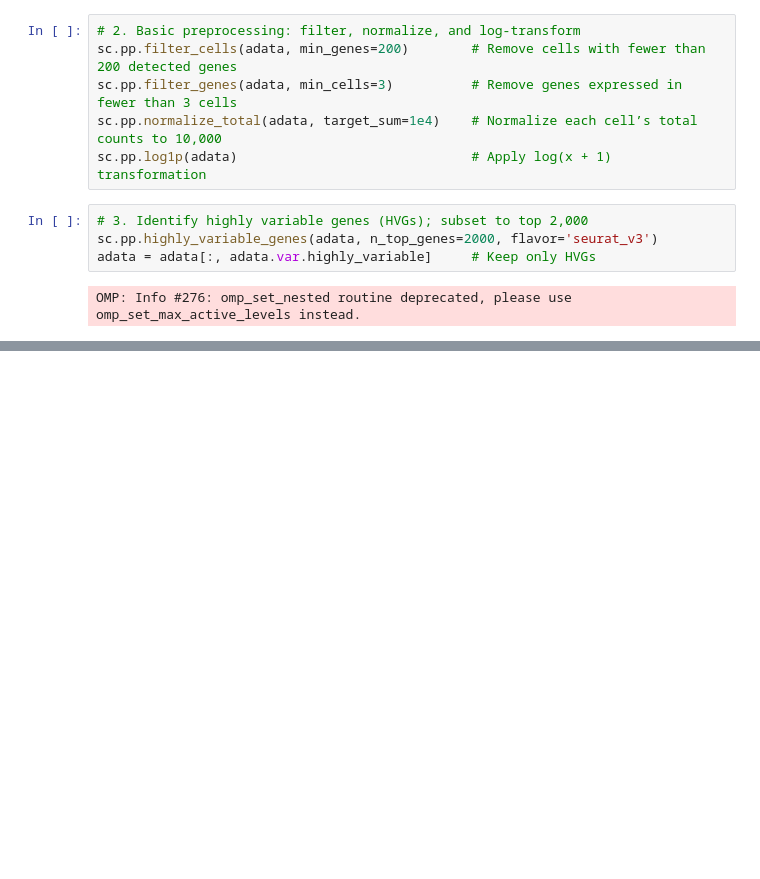
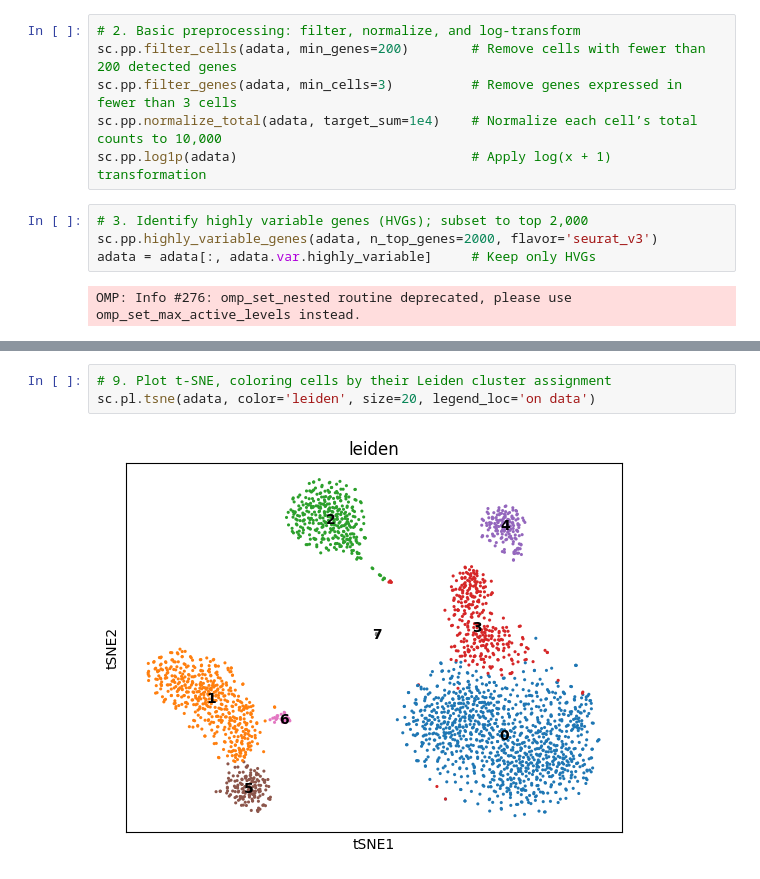
Before and after one commit to Devin-jun/pdpm-workshop-2025, a Jupyter notebook: tutorial/3-t-SNE.ipynb, the cells around one changed output, grey strips where cells are left out. Drawn from its saved outputs; the diff is of its cells as text; blank space fills up the shorter version.

```diff
--- a/tutorial/3-t-SNE.ipynb
+++ b/tutorial/3-t-SNE.ipynb
@@ -22,0 +39,5 @@ sc.pp.scale(adata, max_value=10)                              # Scale each gene
+# %%
+# 9. Plot t‑SNE, coloring cells by their Leiden cluster assignment
+sc.pl.tsne(adata, color='leiden', size=20, legend_loc='on data')
+# %% [output]
+[figure, added]
```
Also changed, not shown: parts of 5 cells of this notebook, 4 other files.
